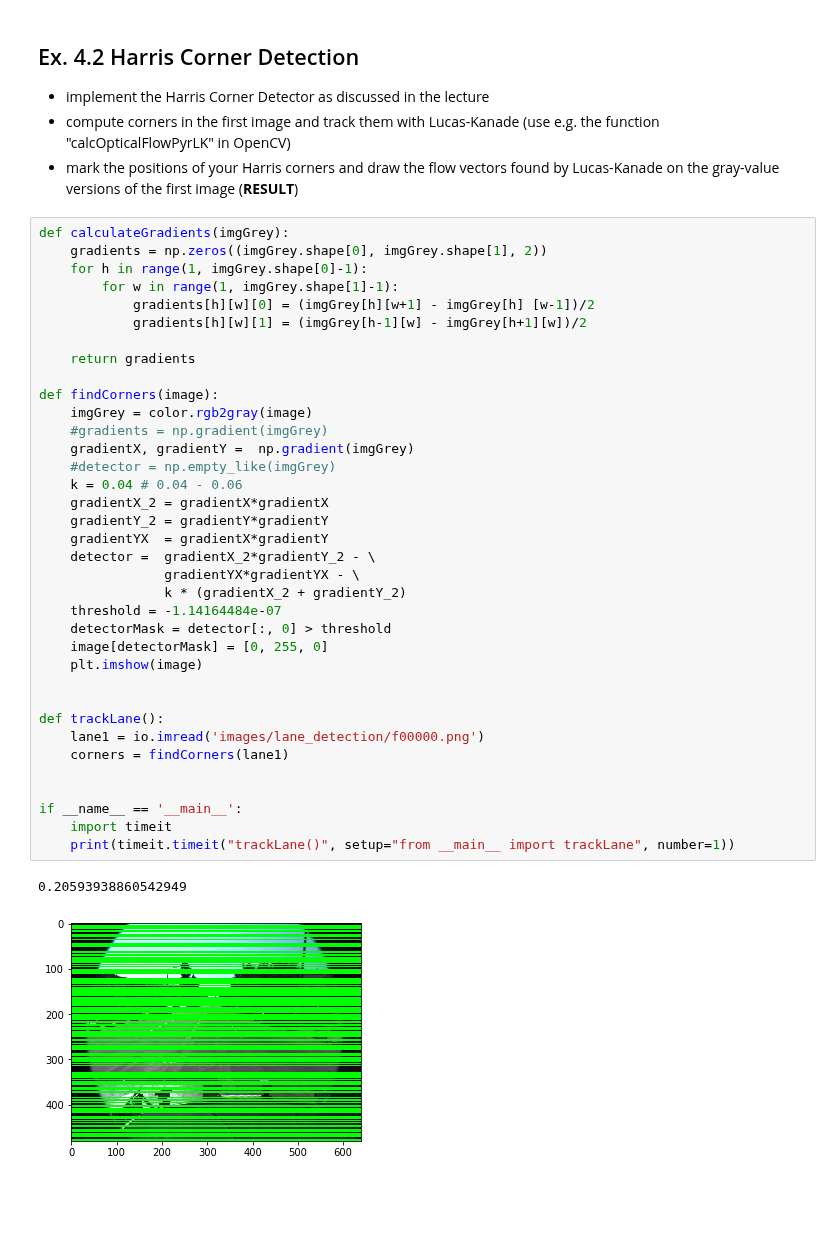
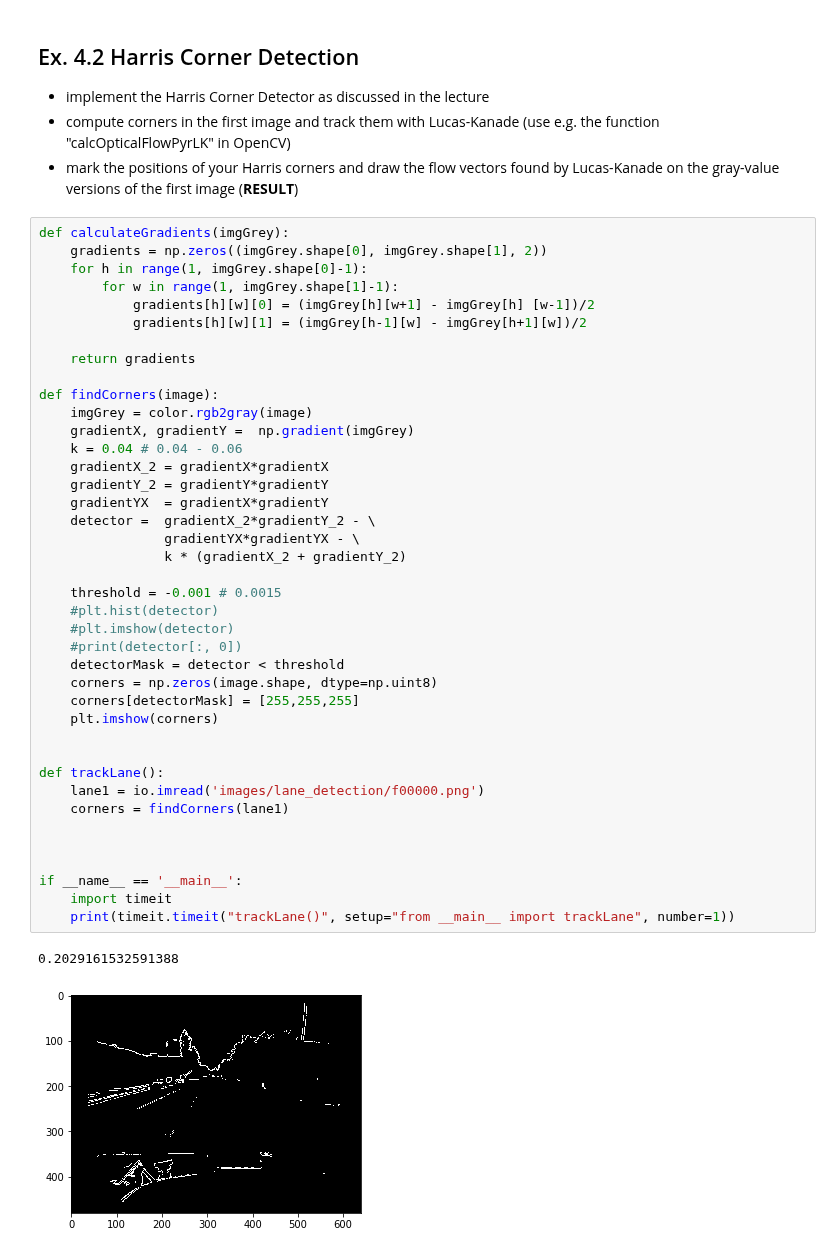
Before and after one commit to Rintel/ComputerVision, a Jupyter notebook: 04_BlockMatching_HarrisCorners.ipynb, the cells around one changed output. Drawn from its saved outputs; the diff is of its cells as text; blank space fills up the shorter version.

Commit message:
A4 Show harris corners

```diff
--- a/04_BlockMatching_HarrisCorners.ipynb
+++ b/04_BlockMatching_HarrisCorners.ipynb
@@ -128,38 +128,42 @@ image_height 360
 def calculateGradients(imgGrey):
     gradients = np.zeros((imgGrey.shape[0], imgGrey.shape[1], 2))
     for h in range(1, imgGrey.shape[0]-1):
         for w in range(1, imgGrey.shape[1]-1):
             gradients[h][w][0] = (imgGrey[h][w+1] - imgGrey[h] [w-1])/2
             gradients[h][w][1] = (imgGrey[h-1][w] - imgGrey[h+1][w])/2
 
     return gradients
 
 def findCorners(image):
     imgGrey = color.rgb2gray(image)
-    #gradients = np.gradient(imgGrey)
     gradientX, gradientY =  np.gradient(imgGrey)
-    #detector = np.empty_like(imgGrey)
     k = 0.04 # 0.04 - 0.06
     gradientX_2 = gradientX*gradientX
     gradientY_2 = gradientY*gradientY
     gradientYX  = gradientX*gradientY
     detector =  gradientX_2*gradientY_2 - \
                 gradientYX*gradientYX - \
                 k * (gradientX_2 + gradientY_2)
-    threshold = -1.14164484e-07
-    detectorMask = detector[:, 0] > threshold
-    image[detectorMask] = [0, 255, 0]
-    plt.imshow(image)
+
+    threshold = -0.001 # 0.0015
+    #plt.hist(detector)
+    #plt.imshow(detector)
+    #print(detector[:, 0])
+    detectorMask = detector < threshold
+    corners = np.zeros(image.shape, dtype=np.uint8)
+    corners[detectorMask] = [255,255,255]
+    plt.imshow(corners)
 
 
 def trackLane():
     lane1 = io.imread('images/lane_detection/f00000.png')
     corners = findCorners(lane1)
 
 
+
 if __name__ == '__main__':
     import timeit
     print(timeit.timeit("trackLane()", setup="from __main__ import trackLane", number=1))
 # %% [output]
-0.20593938860542949
+0.2029161532591388
-[figure, old version]
+[figure, new version]
```
Also changed, not shown: parts of 1 cell of this notebook.
